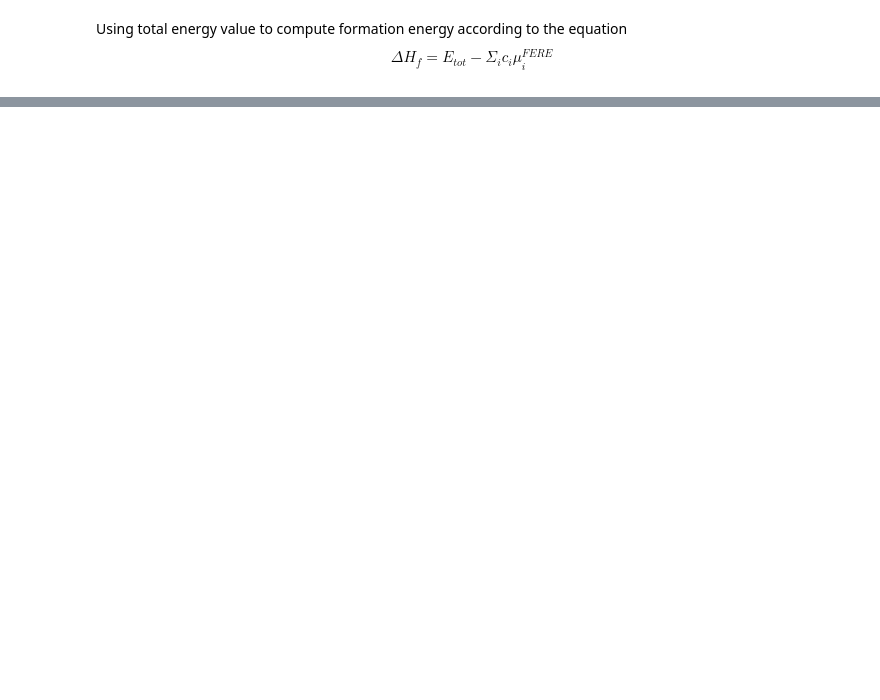
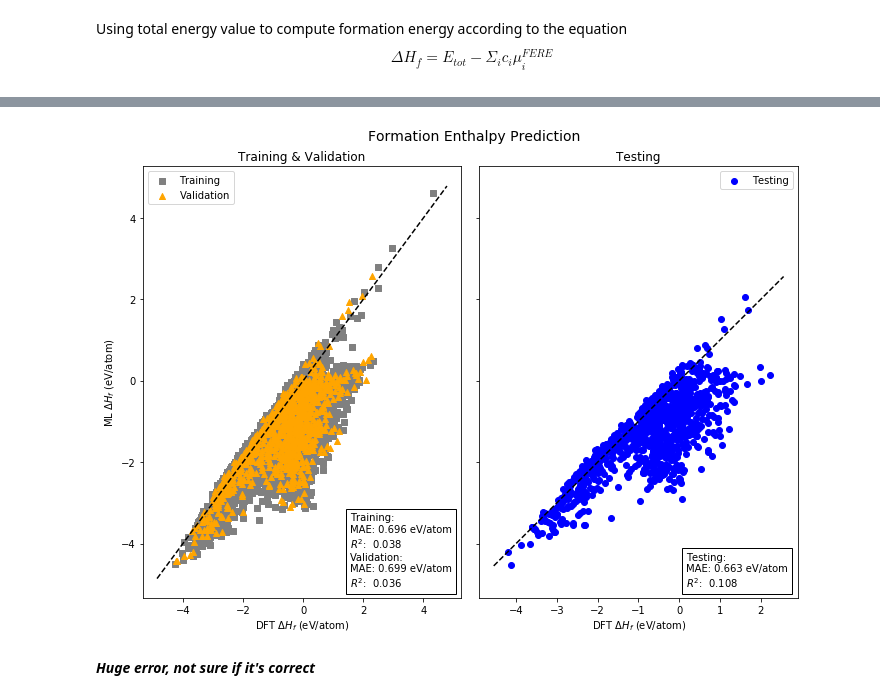
Before and after one commit to globus-labs/materials-ml-benchmarking, a Jupyter notebook: Deml et al.ipynb, the cells around one changed output, grey strips where cells are left out. Drawn from its saved outputs; the diff is of its cells as text; code cells hidden in the pictures; blank space fills up the shorter version.

```diff
--- a/Deml et al.ipynb
+++ b/Deml et al.ipynb
@@ -294,2 +297,4 @@ fig.savefig('oqmd_cv.png', dpi=320)
 # %% [markdown]
 ### Prediction of formation enthalpy
+# %%
+ML_delta_e = pd.Series(index=np.arange(data.shape[0]))
@@ -296,3 +305,8 @@ fig.savefig('oqmd_cv.png', dpi=320)
 # %% [markdown]
 Using total energy value to compute formation energy according to the equation
 $$\Delta H_f = E_{tot} - \Sigma_i c_i \mu_i^{FERE}$$
+# %%
+for i in range(data.shape[0]):
+    fere = (float(data['composition_obj'][i][str(j)])/data['composition_obj'][i].num_atoms*mus_fere[str(j)] for j in (data['composition_obj'][i]))
+    fere = sum(fere)
+    ML_delta_e[i] = data['total_energy'][i] - fere
@@ -298,0 +315,4 @@ $$\Delta H_f = E_{tot} - \Sigma_i c_i \mu_i^{FERE}$$
+# %%
+ML_delta_e, DFT_delta_e = shuffle(ML_delta_e, DFT_delta_e)
+dft_train, dft_val, dft_test = DFT_delta_e[:int(n*0.7)], DFT_delta_e[int(n*0.7):int(n*0.85)], DFT_delta_e[int(n*0.85):]
+ml_train, ml_val, ml_test = ML_delta_e[:int(n*0.7)], ML_delta_e[int(n*0.7):int(n*0.85)], ML_delta_e[int(n*0.85):]
@@ -298,0 +321,39 @@ $$\Delta H_f = E_{tot} - \Sigma_i c_i \mu_i^{FERE}$$
+# %%
+mae_train = metrics.mean_absolute_error(ml_train, dft_train)
+mae_val = metrics.mean_absolute_error(ml_val, dft_val)
+mae_test = metrics.mean_absolute_error(ml_test, dft_test)
+
+r2_train = metrics.r2_score(ml_train, dft_train)
+r2_val = metrics.r2_score(ml_val, dft_val)
+r2_test = metrics.r2_score(ml_test, dft_test)
+# %%
+fig, (ax1, ax2) = plt.subplots(nrows=1, ncols=2, sharey=True)
+
+fig.suptitle('Formation Enthalpy Prediction', fontsize=14, x=0.53, y=1.02)
+
+ax1.set_title('Training & Validation')
+ax1.set_xlabel('DFT $\Delta H_f$ (eV/atom)')
+ax1.set_ylabel('ML $\Delta H_f$ (eV/atom)')
+ax1.scatter(dft_train, ml_train, c='grey', marker='s', label='Training')
+ax1.scatter(dft_val, ml_val, c='orange', marker='^', label='Validation')
+ax1.plot(ax1.get_xlim(), ax1.get_xlim(), 'k--')
+ax1.text(0.65, 0.026, 'Training:\nMAE: {:.3f} eV/atom\n$R^2$:  {:.3f}\nValidation:\nMAE: {:.3f} eV/atom\n$R^2$:  {:.3f}'.format(mae_train, r2_train, mae_val, r2_val),
+        transform=ax1.transAxes,
+       bbox={'facecolor': 'w', 'edgecolor': 'k'})
+ax1.legend()
+
+ax2.set_title('Testing')
+ax2.set_xlabel('DFT $\Delta H_f$ (eV/atom)')
+ax2.scatter(dft_test, ml_test, c='b', marker='o', label='Testing')
+ax2.plot(ax2.get_xlim(), ax2.get_xlim(), 'k--')
+ax2.text(0.65, 0.026, 'Testing:\nMAE: {:.3f} eV/atom\n$R^2$:  {:.3f}'.format(mae_test, r2_test),
+        transform=ax2.transAxes,
+       bbox={'facecolor': 'w', 'edgecolor': 'k'})
+ax2.legend()
+
+fig.set_size_inches(10, 7)
+fig.tight_layout()
+# %% [output]
+[figure, added]
+# %% [markdown]
+***Huge error, not sure if it's correct***
```
Also changed, not shown: parts of 20 cells of this notebook.
